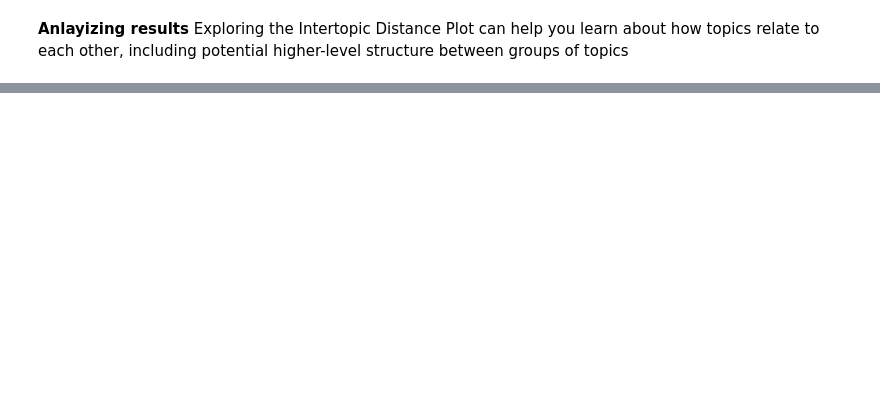
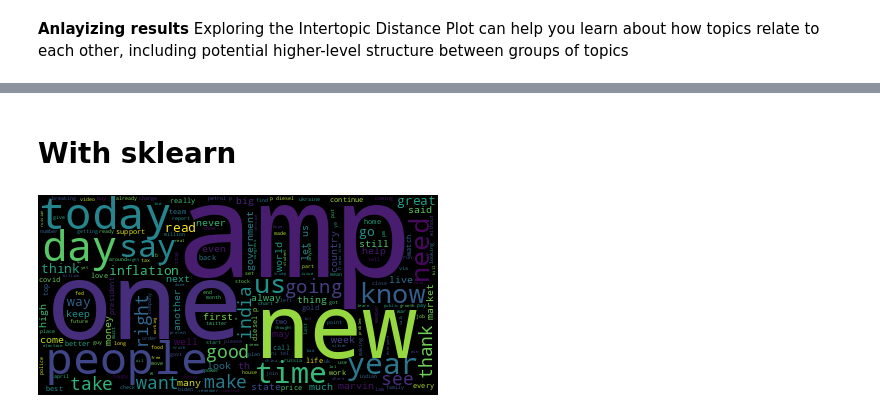
Before and after one commit to Hen0k/Twitter-Data-Analysis, a Jupyter notebook: notebooks/Topic Modeling.ipynb, the cells around one changed output, grey strips where cells are left out. Drawn from its saved outputs; the diff is of its cells as text; code cells hidden in the pictures; blank space fills up the shorter version.

```diff
--- a/notebooks/Topic Modeling.ipynb
+++ b/notebooks/Topic Modeling.ipynb
@@ -199,0 +190,13 @@ topic
+# %% [markdown]
+# With sklearn
+# %%
+from wordcloud import WordCloud, STOPWORDS
+import matplotlib.pyplot
+%matplotlib inline
+
+long_string = " ".join(cleaned_df['clean_text'])
+wordcloud = WordCloud(stopwords = STOPWORDS)
+wordcloud.generate(long_string)
+wordcloud.to_image()
+# %% [output]
+[figure, added]
```
Also changed, not shown: parts of 22 cells of this notebook, 1 other file.
